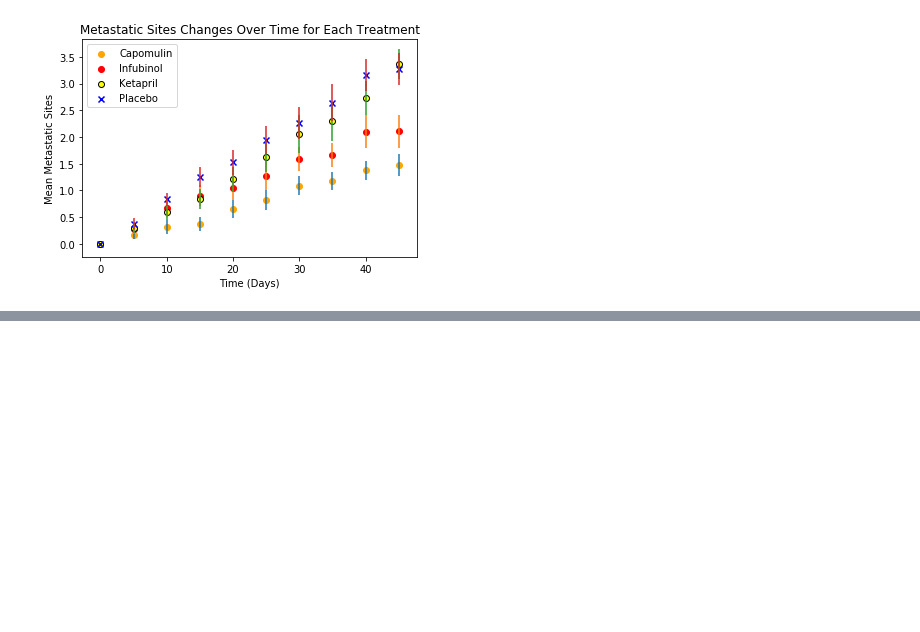
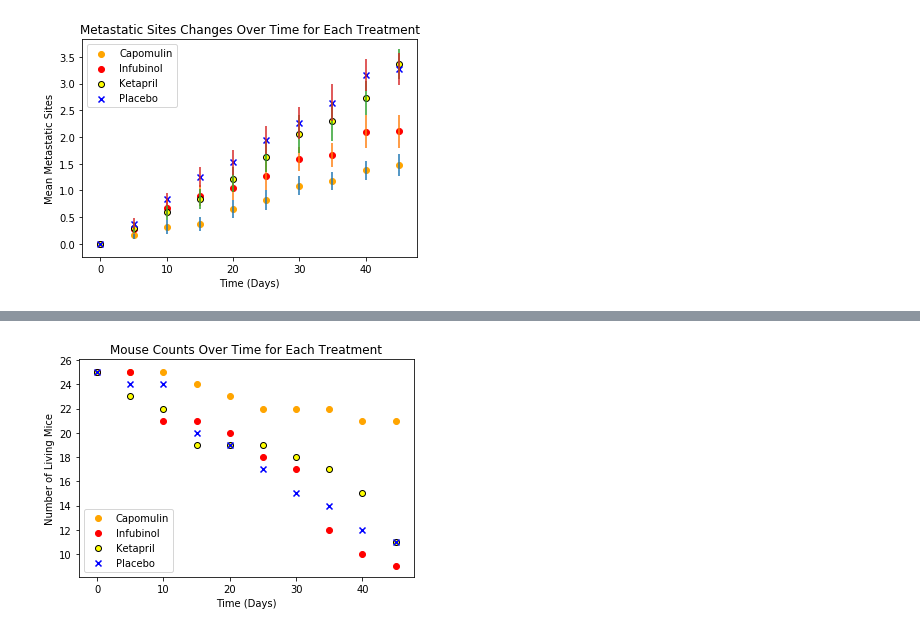
Before and after one commit to adamahrens/matplotlib-challenge, a Jupyter notebook: Pymaceuticals/Matplotlib.ipynb, the cells around one changed output, grey strips where cells are left out. Drawn from its saved outputs; the diff is of its cells as text; code cells hidden in the pictures; blank space fills up the shorter version.

Commit message:
Adding scatter plot for displaying mice counts over time

```diff
--- a/Pymaceuticals/Matplotlib.ipynb
+++ b/Pymaceuticals/Matplotlib.ipynb
@@ -175,3 +179,10 @@ plt.savefig("../Pymaceuticals/Metastatic-Sites-Changes-Over-Time-for-Each-Treatm
 plt.show()
 # %% [output]
 [figure]
+# %%
+# Survival Rates of Mice
+mice_counts = complete_data.groupby(['Drug', 'Timepoint']).agg({'Mouse ID' : 'count'}).reset_index()
+mice_counts = mice_counts.set_index('Timepoint')
+mice_counts = mice_counts.pivot(index=mice_counts.index, columns='Drug')['Mouse ID']
+mice_counts = mice_counts[['Capomulin', 'Infubinol', 'Ketapril', 'Placebo']]
+mice_counts.head()
@@ -177,0 +197,17 @@ plt.show()
+# %%
+timepoints = mice_counts.index
+
+plt.scatter(timepoints, mice_counts['Capomulin'], marker="o", facecolors="orange", edgecolors="orange")
+plt.scatter(timepoints, mice_counts['Infubinol'], marker="o", facecolors="red", edgecolors="red")
+plt.scatter(timepoints, mice_counts['Ketapril'], marker="o", facecolors="yellow", edgecolors="black")
+plt.scatter(timepoints, mice_counts['Placebo'], marker="x", facecolors="blue")
+
+plt.legend()
+
+plt.title('Mouse Counts Over Time for Each Treatment')
+plt.xlabel('Time (Days)')
+plt.ylabel('Number of Living Mice')
+plt.savefig("../Pymaceuticals/Mouse-Counts-Changes-Over-Time-for-Each-Treatment.png")
+plt.show()
+# %% [output]
+[figure, added]
```
Also changed, not shown: parts of 2 cells of this notebook, 1 other file.
